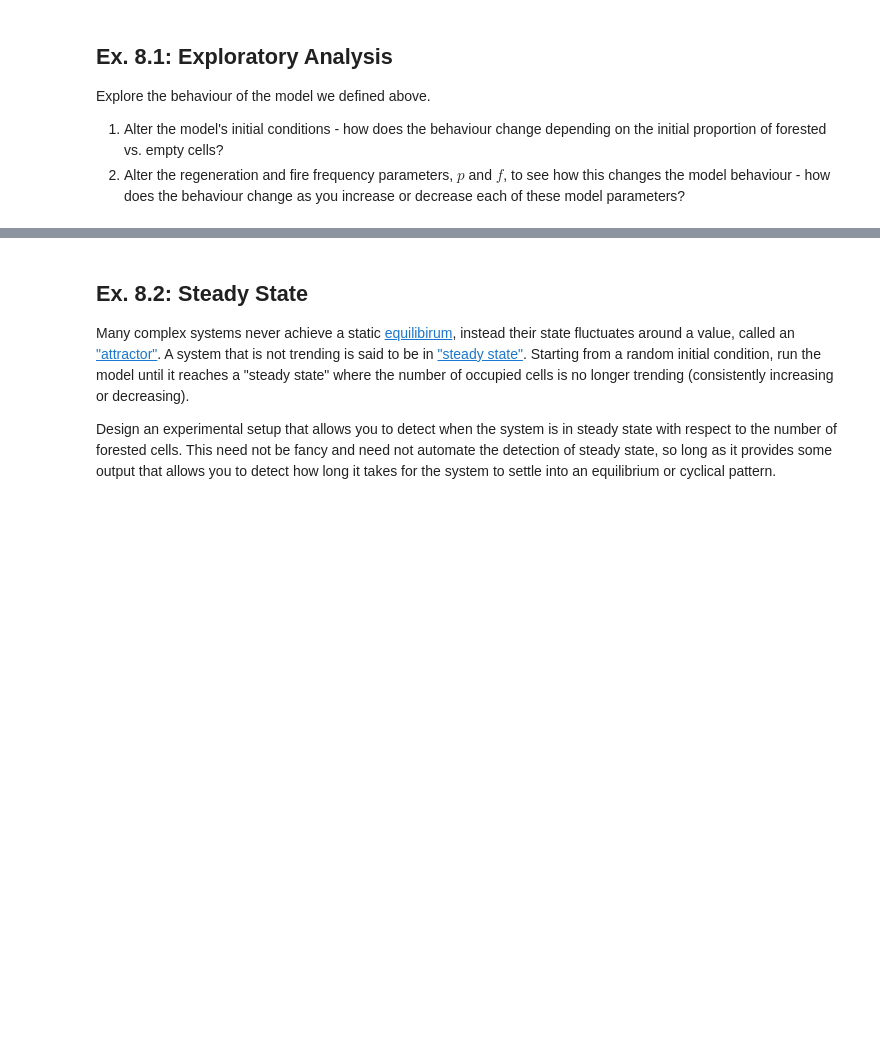
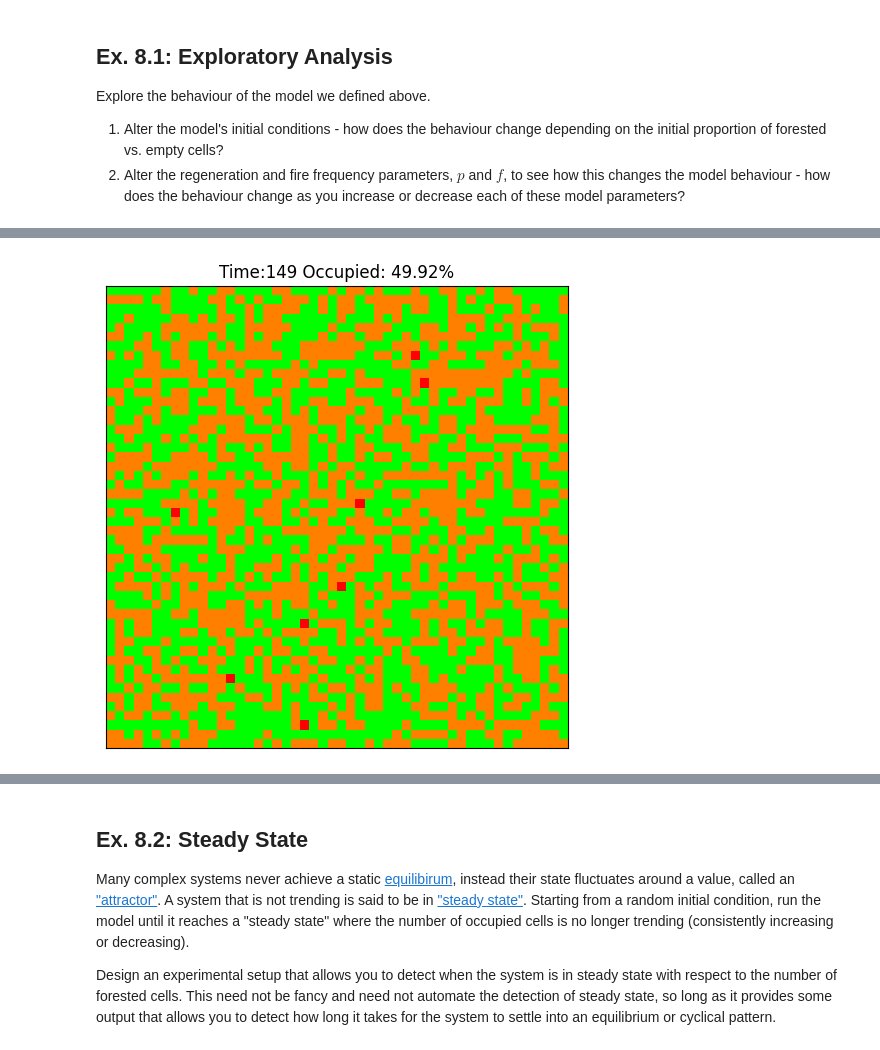
Before and after one commit to nikag2006/cap-comp215, a Jupyter notebook: labs/lab07-10-fire.ipynb, the cells around one changed output, grey strips where cells are left out. Cells and saved outputs as stored; diff of their text form; code cells hidden in the pictures; blank space fills up the shorter version.

```diff
--- a/labs/lab07-10-fire.ipynb
+++ b/labs/lab07-10-fire.ipynb
@@ -288,11 +289,7 @@ anim_low_p.animate()
 # %%
 # Fire frequency (f)
-print("Increased fire frequency (f=0.01)")
-model_high_f = ForestFire(n=50, p=0.01, f=0.01, q=0.5)
+model_high_f = ForestFire(n=50, p=0.01, f=0.01, q=0.8)
 anim_high_f = Animation2D(model_high_f, frames=150, steps_per_frame=1, figsize=(6, 6))
 anim_high_f.animate()
-
-print("Decreased fire frequency (f=0.0005)")
-model_low_f = ForestFire(n=50, p=0.01, f=0.0005, q=0.5)
-anim_low_f = Animation2D(model_low_f, frames=150, steps_per_frame=1, figsize=(6, 6))
-anim_low_f.animate()
+# %% [output]
+[figure, added]
```
Also changed, not shown: parts of 5 cells of this notebook.
